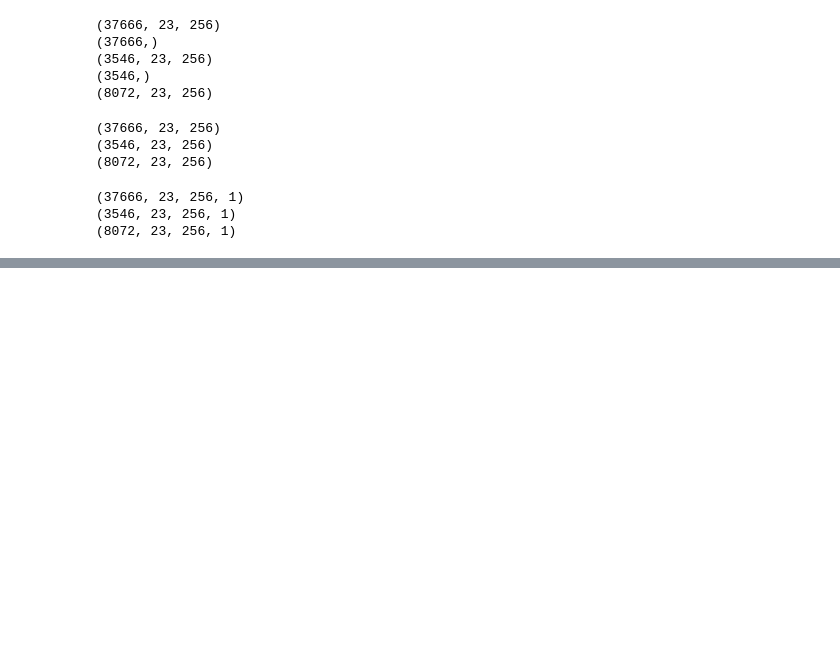
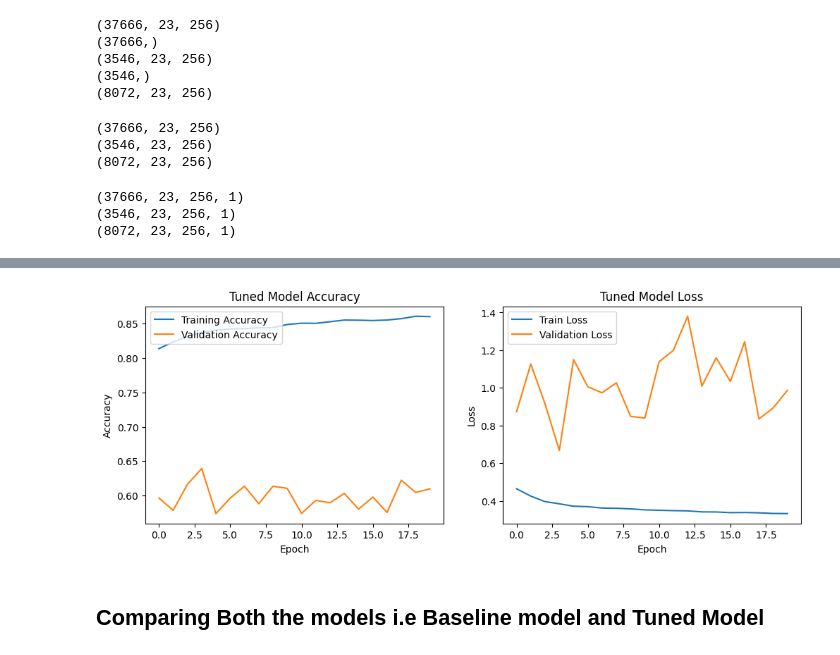
Before and after one commit to hitesh-bhatnagar/EEG_Epileptic_Seizure_Detection, a Jupyter notebook: EEG_Epileptic_Seizure_Detection.ipynb, the cells around one changed output, grey strips where cells are left out. Cells and saved outputs as stored; diff of their text form; code cells hidden in the pictures; blank space fills up the shorter version.

```diff
--- a/EEG_Epileptic_Seizure_Detection.ipynb
+++ b/EEG_Epileptic_Seizure_Detection.ipynb
@@ -231,0 +418,9 @@ plot_time_series(X_val, y_val, np.random.randint(0, len(X_val)), 'Validation Sam
+# %%
+tuner = kt.RandomSearch(
+    build_model,
+    objective='val_accuracy',
+    max_trials=5,     # number of different hyperparameter combinations to try
+    executions_per_trial=1,    # number of times to train each model
+    directory='hyperparameter_tuning_results',
+    project_name='Epileptic_Seizure_Detection'
+)
@@ -231,0 +444,8 @@ plot_time_series(X_val, y_val, np.random.randint(0, len(X_val)), 'Validation Sam
+# %%
+# Build and Train the model with best hyperparameters
+
+tuned_model = tuner.hypermodel.build(best_hps)
+
+tuned_history = tuned_model.fit(datagen.flow(X_train_cnn, y_train, batch_size=32),
+                                    epochs=20,
+                                    validation_data=(X_val_cnn, y_val))
@@ -231,0 +502,27 @@ plot_time_series(X_val, y_val, np.random.randint(0, len(X_val)), 'Validation Sam
+# %%
+# plot tuned model training & validation accuracy and loss values
+
+plt.figure(figsize=(12, 4))
+plt.subplot(1, 2, 1)
+
+plt.plot(tuned_history.history['accuracy'], label='Training Accuracy')
+
+plt.plot(tuned_history.history['val_accuracy'], label='Validation Accuracy')
+plt.title('Tuned Model Accuracy')
+plt.xlabel('Epoch')
+plt.ylabel('Accuracy')
+plt.legend(loc='upper left')
+
+plt.subplot(1,2,2)
+plt.plot(tuned_history.history['loss'], label='Train Loss')
+plt.plot(tuned_history.history['val_loss'], label='Validation Loss')
+plt.title('Tuned Model Loss')
+plt.xlabel('Epoch')
+plt.ylabel('Loss')
+plt.legend(loc='upper left')
+
+plt.show()
+# %% [output]
+[figure, added]
+# %% [markdown]
+## Comparing Both the models i.e Baseline model and Tuned Model
```
Also changed, not shown: parts of 22 cells of this notebook.
